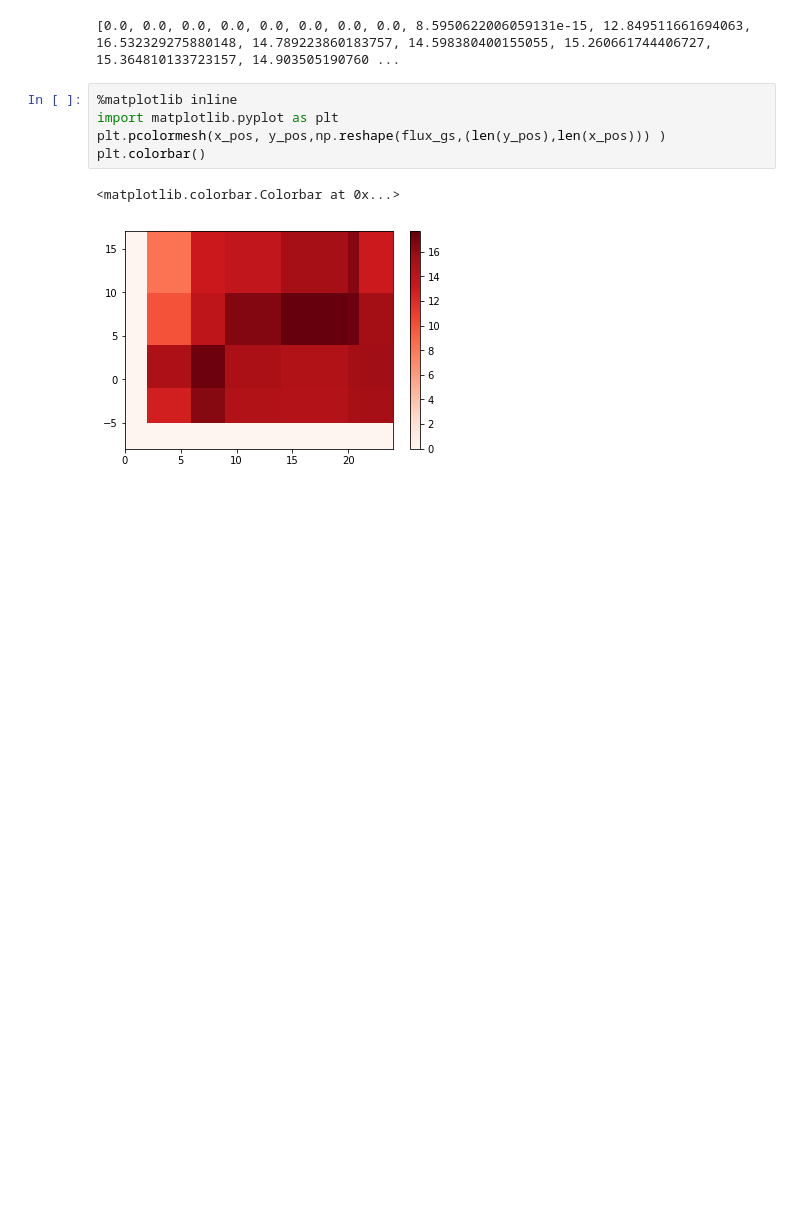
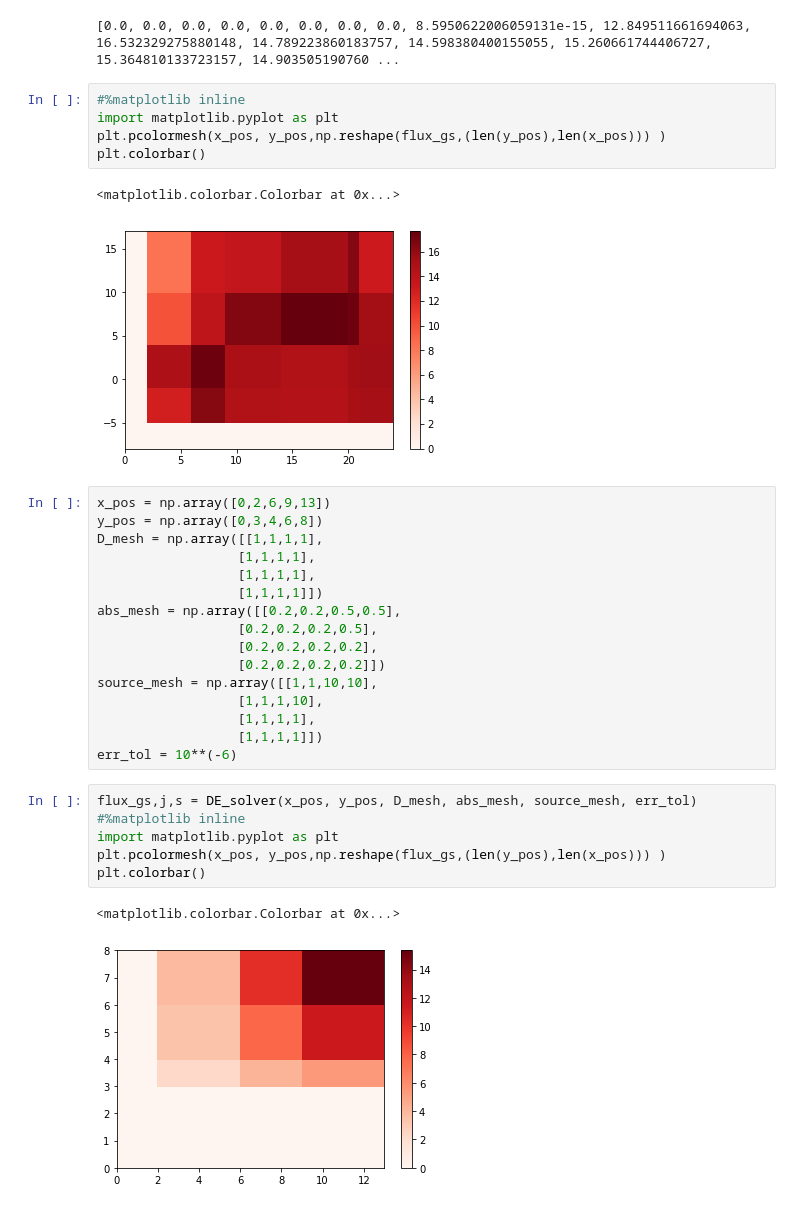
Before and after one commit to ziruijiang/2D_Diffusion_Equation, a Jupyter notebook: 2D Diffusion Equation Solver.ipynb, the cells around one changed output. Cells and saved outputs as stored; diff of their text form; blank space fills up the shorter version.

```diff
--- a/2D Diffusion Equation Solver.ipynb
+++ b/2D Diffusion Equation Solver.ipynb
@@ -377,10 +366,35 @@ print(flux_gs,j,s)
 # %% [output]
 [0.0, 0.0, 0.0, 0.0, 0.0, 0.0, 0.0, 0.0, 8.5950622006059131e-15, 12.849511661694063, 16.532329275880148, 14.789223860183757, 14.598380400155055, 15.260661744406727, 15.364810133723157, 14.903505190760 ...
 # %%
-%matplotlib inline
+#%matplotlib inline
 import matplotlib.pyplot as plt
 plt.pcolormesh(x_pos, y_pos,np.reshape(flux_gs,(len(y_pos),len(x_pos))) )
 plt.colorbar()
 # %% [output]
 <matplotlib.colorbar.Colorbar at 0x...>
 [figure]
+# %%
+x_pos = np.array([0,2,6,9,13])
+y_pos = np.array([0,3,4,6,8])
+D_mesh = np.array([[1,1,1,1],
+                  [1,1,1,1],
+                  [1,1,1,1],
+                  [1,1,1,1]])
+abs_mesh = np.array([[0.2,0.2,0.5,0.5],
+                  [0.2,0.2,0.2,0.5],
+                  [0.2,0.2,0.2,0.2],
+                  [0.2,0.2,0.2,0.2]])
+source_mesh = np.array([[1,1,10,10],
+                  [1,1,1,10],
+                  [1,1,1,1],
+                  [1,1,1,1]])
+err_tol = 10**(-6)
+# %%
+flux_gs,j,s = DE_solver(x_pos, y_pos, D_mesh, abs_mesh, source_mesh, err_tol)
+#%matplotlib inline
+import matplotlib.pyplot as plt
+plt.pcolormesh(x_pos, y_pos,np.reshape(flux_gs,(len(y_pos),len(x_pos))) )
+plt.colorbar()
+# %% [output]
+<matplotlib.colorbar.Colorbar at 0x...>
+[figure, added]
```
Also changed, not shown: parts of 13 cells of this notebook, 3 other files.
